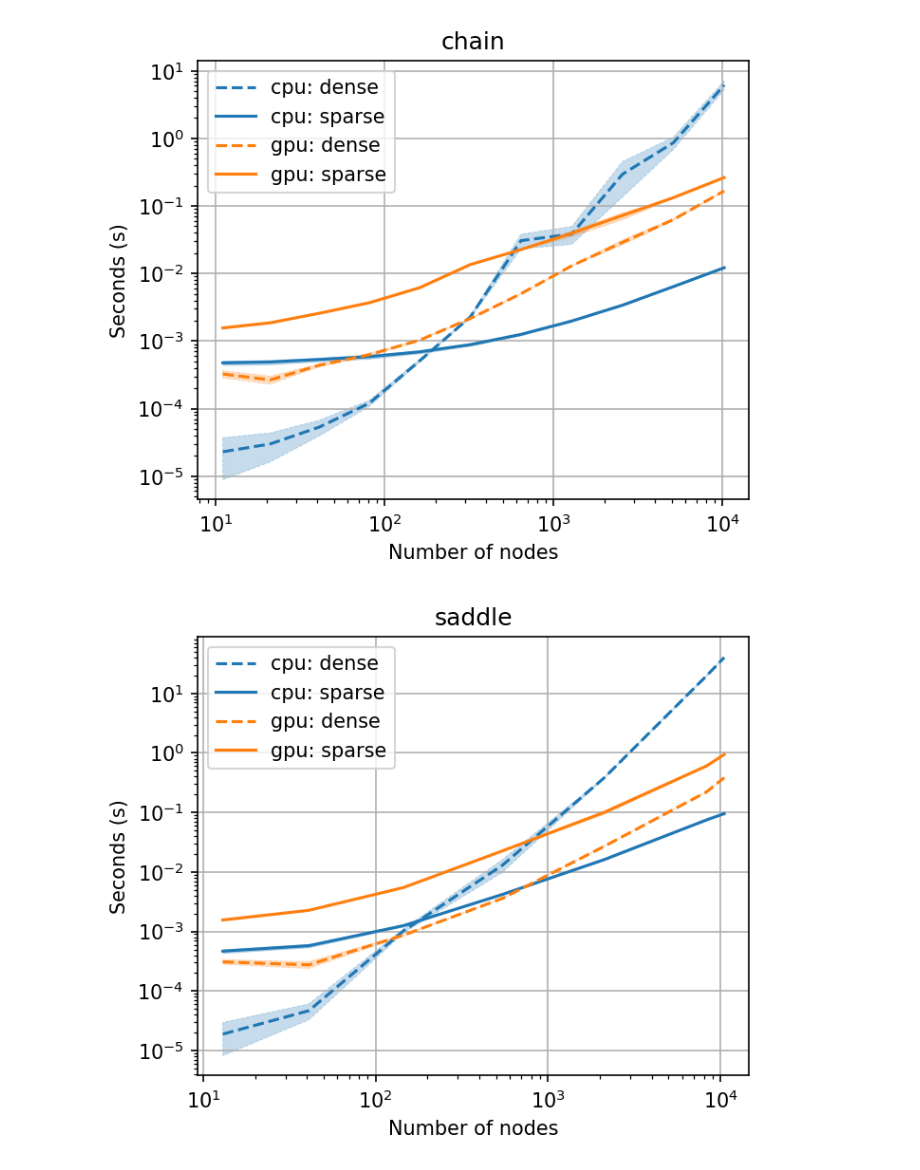
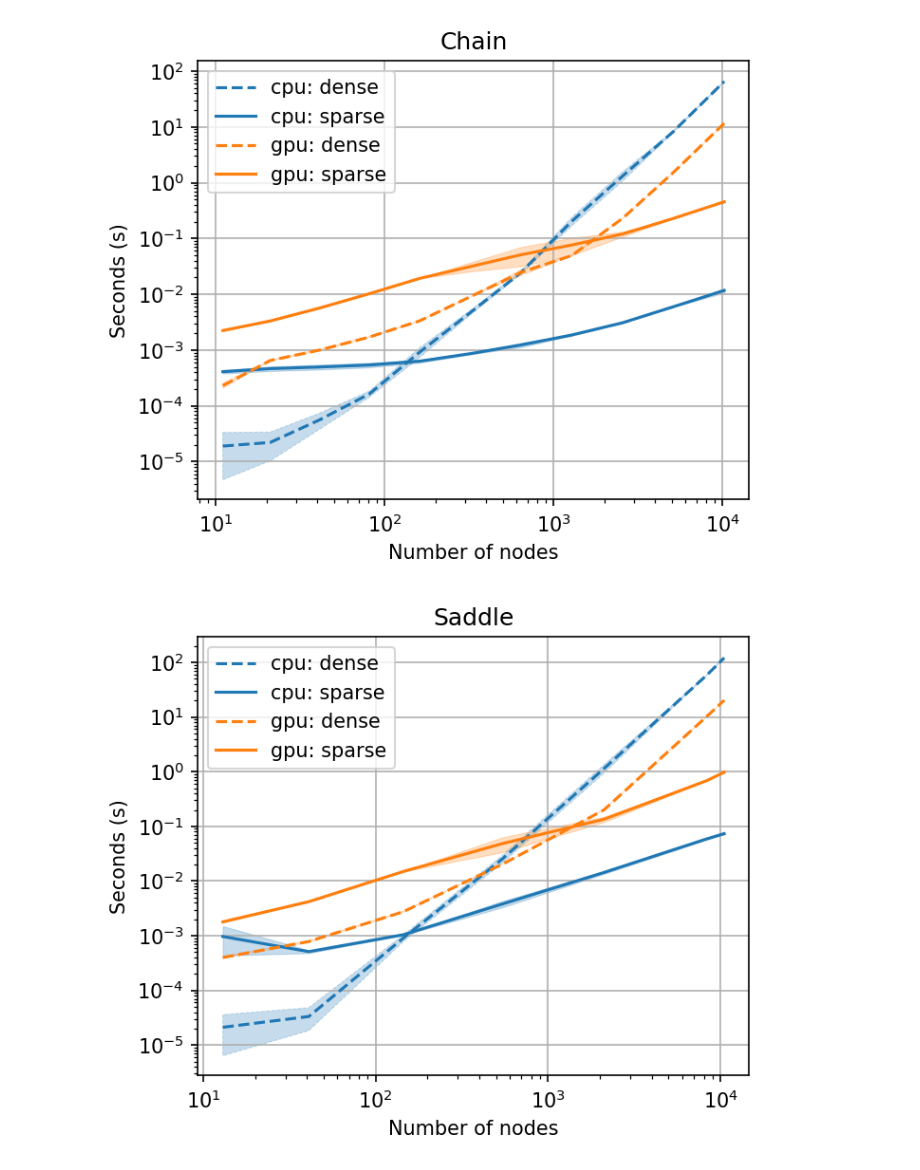
Before and after one commit to arpastrana/jax_fdm, a Jupyter notebook: studies/plots.ipynb, the cells around one changed output. Saved outputs shown, nothing was run; the diff lists cells and outputs as text; code cells hidden in the pictures.

Commit message:
[Studies] Uploaded T4 pickle files

```diff
--- a/studies/plots.ipynb
+++ b/studies/plots.ipynb
@@ -5,6 +5,7 @@ import matplotlib.pyplot as plt
 import pickle
 # %%
 study_names = ['chain', 'saddle', 'tower']
+gpu_model = "t4"  # t4, v100
 
 devices = ['cpu', 'gpu']
 model_types = ['dense', 'sparse']
@@ -12,10 +13,12 @@ model_types = ['dense', 'sparse']
 colors = {'cpu': 'tab:blue', 'gpu': 'tab:orange'}
 ls = {'sparse': '-', 'dense': '--'}
 
+plot_mean = True  # if False, plots median and upper/lower values
+min_time = 5e-6
 
 for study_name in study_names:
 
-    info_list = pickle.load(open(f'{study_name}_results.pkl', 'rb'))
+    info_list = pickle.load(open(f'{study_name}_results_{gpu_model}.pkl', 'rb'))
 
     fig = plt.figure(figsize=(5, 4), dpi=150)
 
@@ -36,46 +39,60 @@ for study_name in study_names:
 
                 num_nodes.append(info['num_nodes'])
                 num_edges.append(info['num_edges'])
 
                 # times is a list of times of len num reps for the same num nodes and edges
                 times = info[device][model_type]['xyz_time']
                 sorted_times = sorted(times)
 
                 times_mean.append(np.mean(times))
                 times_std.append(np.std(times))
 
                 times_lower.append(sorted_times[0])
-                times_median.append(sorted_times[1])
+                times_median.append(sorted_times[len(sorted_times)//2])
                 times_upper.append(sorted_times[-1])
 
-            plt.title(study_name)
+            plt.title(study_name.capitalize())
             plt.yscale('log')
             plt.xscale('log')
             plt.xlabel('Number of nodes')
             plt.ylabel('Seconds (s)')
 
             times_mean = np.asarray(times_mean)
             times_std = np.asarray(times_std)
+            times_median = np.asarray(times_median)
             times_lower = np.asarray(times_lower)
             times_upper = np.asarray(times_upper)
 
+            if plot_mean:
+                x = times_mean
+                y1 = times_mean - times_std
+                y1 = np.where(y1 <= 0.0, min_time, y1)
+                y2 = times_mean + times_std
+
+            else:
+                x = times_median
+                y2 = times_lower
+                y1 = times_upper
+
             plt.plot(num_nodes,
-                    times_mean,
-                    color=colors[device],
-                    linestyle=ls[model_type],
-                    label=f'{device}: {model_type}')
+                     x,
+                     ms=10,
+                     color=colors[device],
+                     linestyle=ls[model_type],
+                     label=f'{device}: {model_type}')
 
-            plt.fill_between(x=num_nodes,
-                            y1=times_mean-times_std,
-                            y2=times_mean+times_std,
-                            color=colors[device],
-                            alpha=0.25,
-                            linestyle=ls[model_type],
-                            lw=0.5)
+            plt.fill_between(num_nodes,
+                             y1=y1,
+                             y2=y2,
+                             color=colors[device],
+                             alpha=0.25,
+                             linestyle=ls[model_type],
+                             lw=0.5)
 
-    plt.grid()
+
+    plt.grid('both')
     plt.legend()
     plt.show()
 # %% [output]
-[figure, old version]
+[figure, new version]
-[figure, old version]
+[figure, new version]
```
Also changed, not shown: parts of 1 cell of this notebook, 7 other files.
